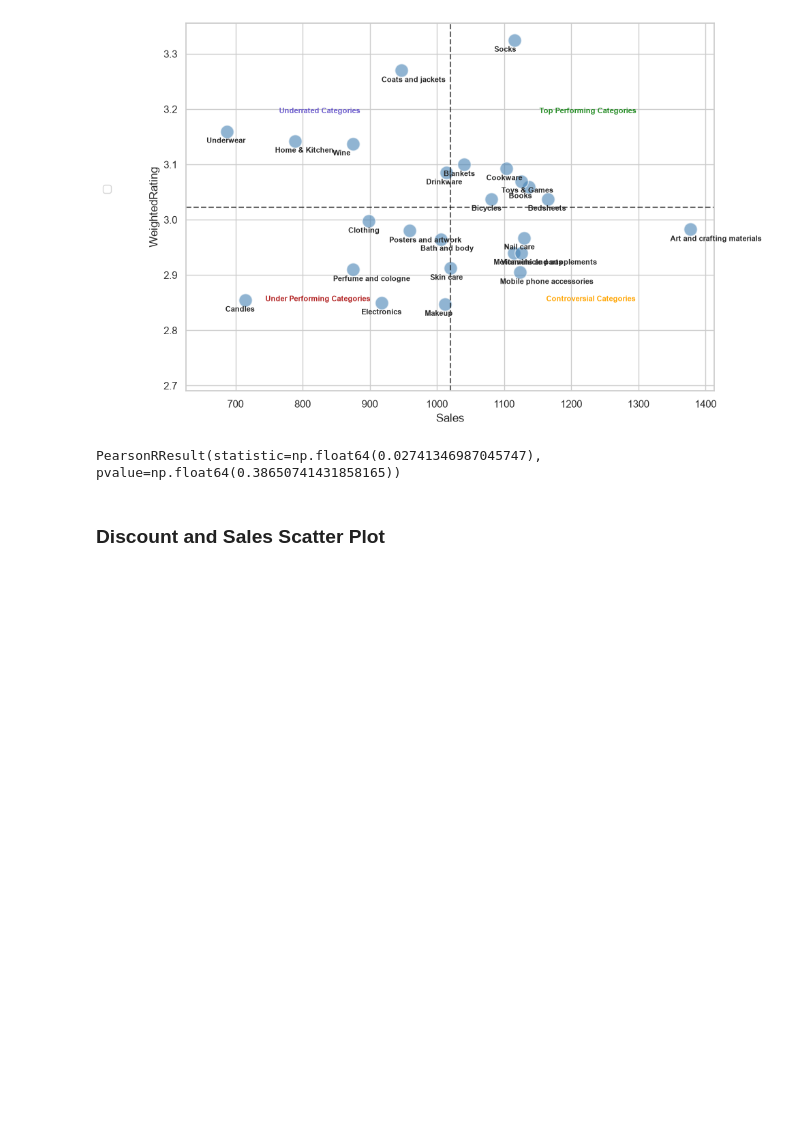
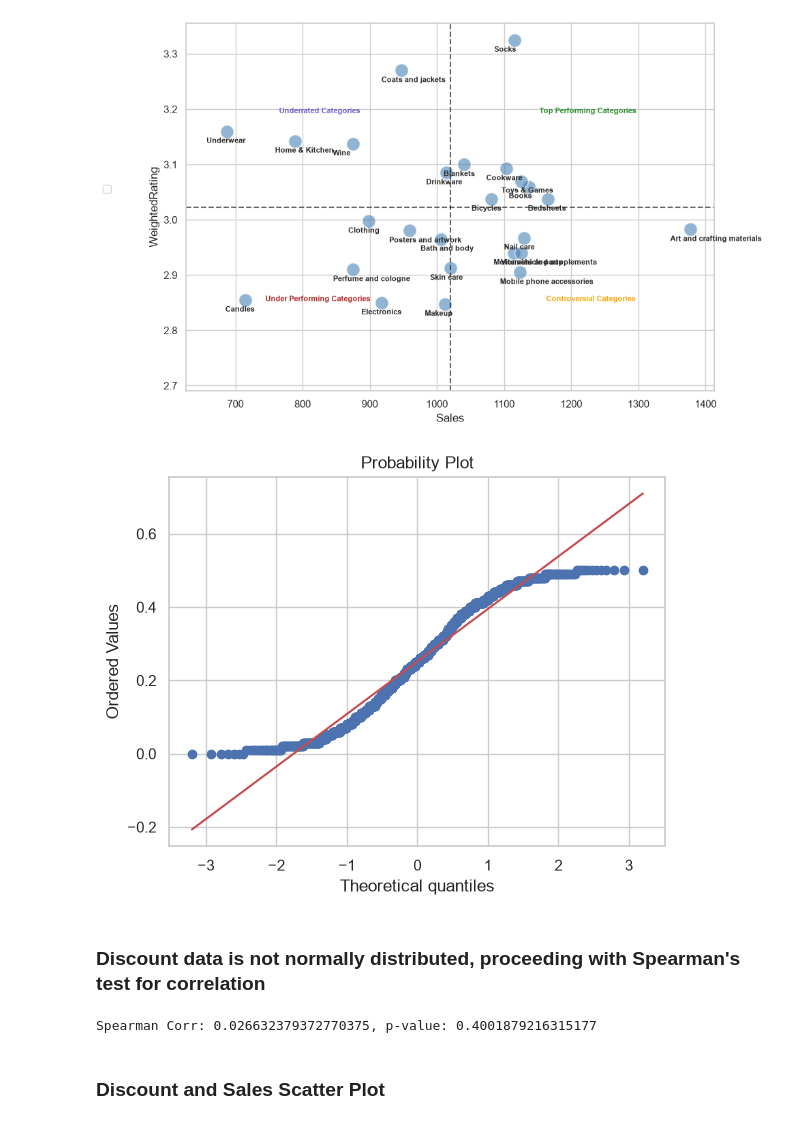
Before and after one commit to Reyal335/SQL-and-EDA--E-Commerce-Business-Questions, a Jupyter notebook: notebooks/01_EDA.ipynb, the cells around one changed output. Saved outputs shown, nothing was run; the diff lists cells and outputs as text; code cells hidden in the pictures; blank space fills up the shorter version.

Commit message:
converted another csv and went along with spearman instead

```diff
--- a/notebooks/01_EDA.ipynb
+++ b/notebooks/01_EDA.ipynb
@@ -263,14 +263,22 @@ plt.show()
 1413.25
 1020.0
 [figure]
+# %%
+from scipy import stats
+
+# Check if discounts are normally distributed
+res = stats.probplot(df['Discount'], plot=plt)
+# %% [output]
+[figure, added]
+# %% [markdown]
+### Discount data is not normally distributed, proceeding with Spearman's test for correlation
 # %%
-# Test for correlation with pearson correlation
+# Test for correlation with Spearmen correlation
 
-from scipy import stats
-res = stats.pearsonr(df["Discount"], df["Sales"])
-res
+corr, p_val = stats.spearmanr(df['Discount'], df['Sales'])
+print(f"Spearman Corr: {corr}, p-value: {p_val}")
 # %% [output]
-PearsonRResult(statistic=np.float64(0.02741346987045747), pvalue=np.float64(0.38650741431858165))
+Spearman Corr: 0.026632379372770375, p-value: 0.4001879216315177
 # %% [markdown]
 ### Discount and Sales Scatter Plot
 # %%
```
Also changed, not shown: parts of 2 cells of this notebook, 2 other files.
